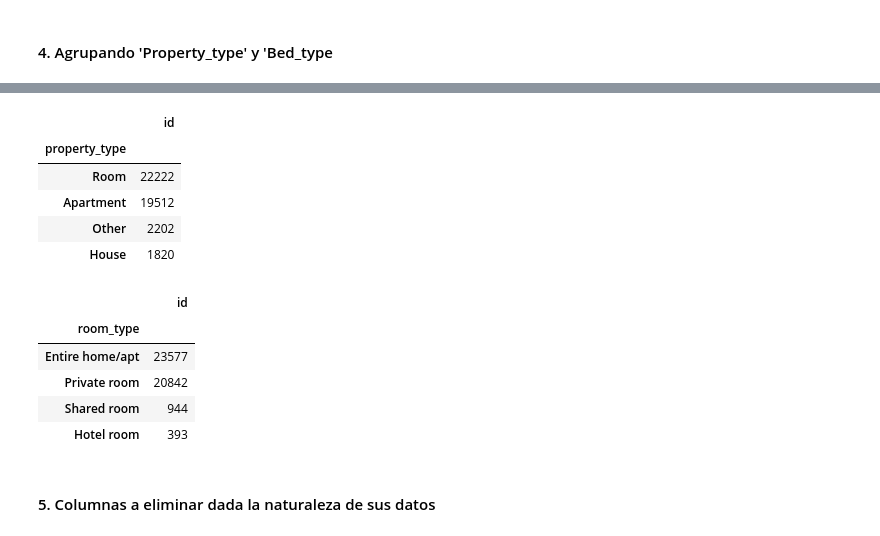
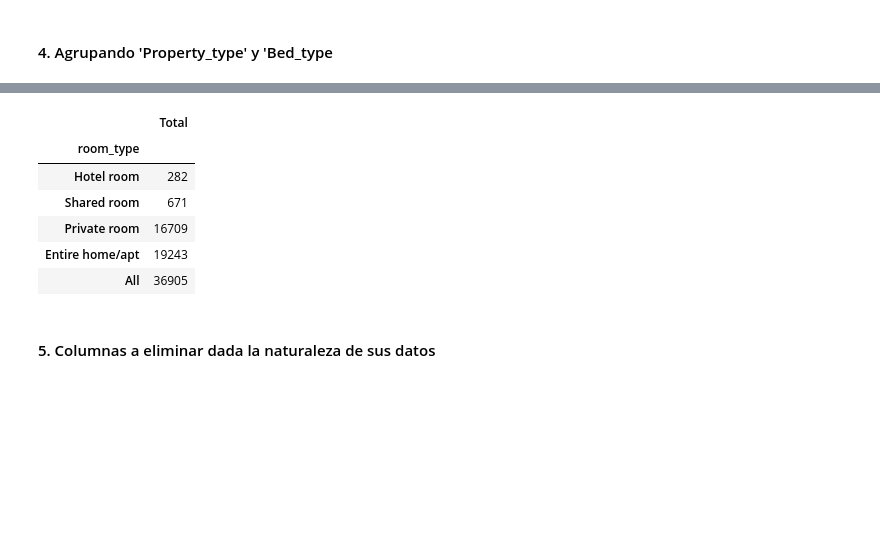
Before and after one commit to anmarphy/Airbnb-Deep-Learning-Pricing-Model, a Jupyter notebook: New York/Preprocesamiento.ipynb, the cells around one changed output, grey strips where cells are left out. Drawn from its saved outputs; the diff is of its cells as text; code cells hidden in the pictures; blank space fills up the shorter version.

```diff
--- a/New York/Preprocesamiento.ipynb
+++ b/New York/Preprocesamiento.ipynb
@@ -9,4 +14,5 @@ import numpy as np
 # %%
-listings=pd.read_csv('C:\\Users\\Andrea\\Desktop\\Datasets\\Airbnb NY\\listings.csv.gz', compression='gzip')
-print('El dataset de entrada contiene', len(listings.columns), 'columnas', 'y', len(listings), 'filas')
+listings=pd.read_csv('listings.csv')
+
+print(f'El dataset de entrada contiene {listings.shape[0]} filas y {listings.shape[1]} columnas')
 # %% [output]
@@ -53,7 +66,5 @@ Luego de remover las columnas con un valor único permanecen 70 columnas
 # %% [markdown]
 #### 2. Convirtiendo strings en floats
-# %%
-listings['price']=listings['price'].str.replace('[$,]', '').astype('float')
 # %%
 def removing_percentage (dataset, column): #Eliminando % del string y convirtiendolo en número
     dataset[column]=dataset[column].str.replace('%', '').astype('float')
@@ -69,7 +80,6 @@ La columna host_response_rate ha sido modificada de string a float
 # %% [markdown]
 #### 3. Datos faltantes
 # %%
-pd.set_option("display.max_rows", 100)
 is_na=listings.isna().sum().sort_values(ascending=False)
 np.round(100*is_na/len(np.unique(listings['id'])),2)
 # %% [output]
@@ -91,6 +101,6 @@ neighbourhood_cleansed                           0.00
 id                                               0.00
 dtype: float64
 # %%
-listings.bedrooms=listings.bedrooms.fillna(listings.bedrooms.mean(), inplace=True) #Se llena con la media
-listings.beds=listings.beds.fillna(listings.beds.mean(), inplace=True) #Se llena con la media
+listings.bedrooms=listings.bedrooms.fillna(np.mean(listings.bedrooms.dropna())) #Completando datos faltantes con media
+listings.beds=listings.beds.fillna(np.mean(listings.beds.dropna()))
 # %% [markdown]
@@ -129,22 +183,15 @@ listings.loc[listings.property_type.str.contains('Casa'), 'property_type']='Hous
 # %%
-listings.loc[~listings['property_type'].isin(['Room', 'Apartment', 'House']),'property_type']='Other'
-listings.pivot_table(index='property_type', values='id', aggfunc='count').sort_values(by='id', ascending=False)
+r=listings.pivot_table(index='room_type', values='id', aggfunc='count', margins=True).sort_values(by='id', ascending=True)
+r.columns=['Total']
+r
 # %% [output]
-|  | id |
-| property_type |  |
-| Room | 22222 |
-| Apartment | 19512 |
-| Other | 2202 |
-| House | 1820 |
+|  | Total |
+| room_type |  |
+| Hotel room | 282 |
+| Shared room | 671 |
+| Private room | 16709 |
+| Entire home/apt | 19243 |
+| All | 36905 |
-# %%
-listings.pivot_table(index='room_type', values='id', aggfunc='count').sort_values(by='id', ascending=False)
-# %% [output]
-|  | id |
-| room_type |  |
-| Entire home/apt | 23577 |
-| Private room | 20842 |
-| Shared room | 944 |
-| Hotel room | 393 |
 # %%
 listings['room_type']=listings['room_type'].replace('Hotel room', 'Private room')
 # %% [markdown]
```
Also changed, not shown: parts of 43 cells of this notebook.
